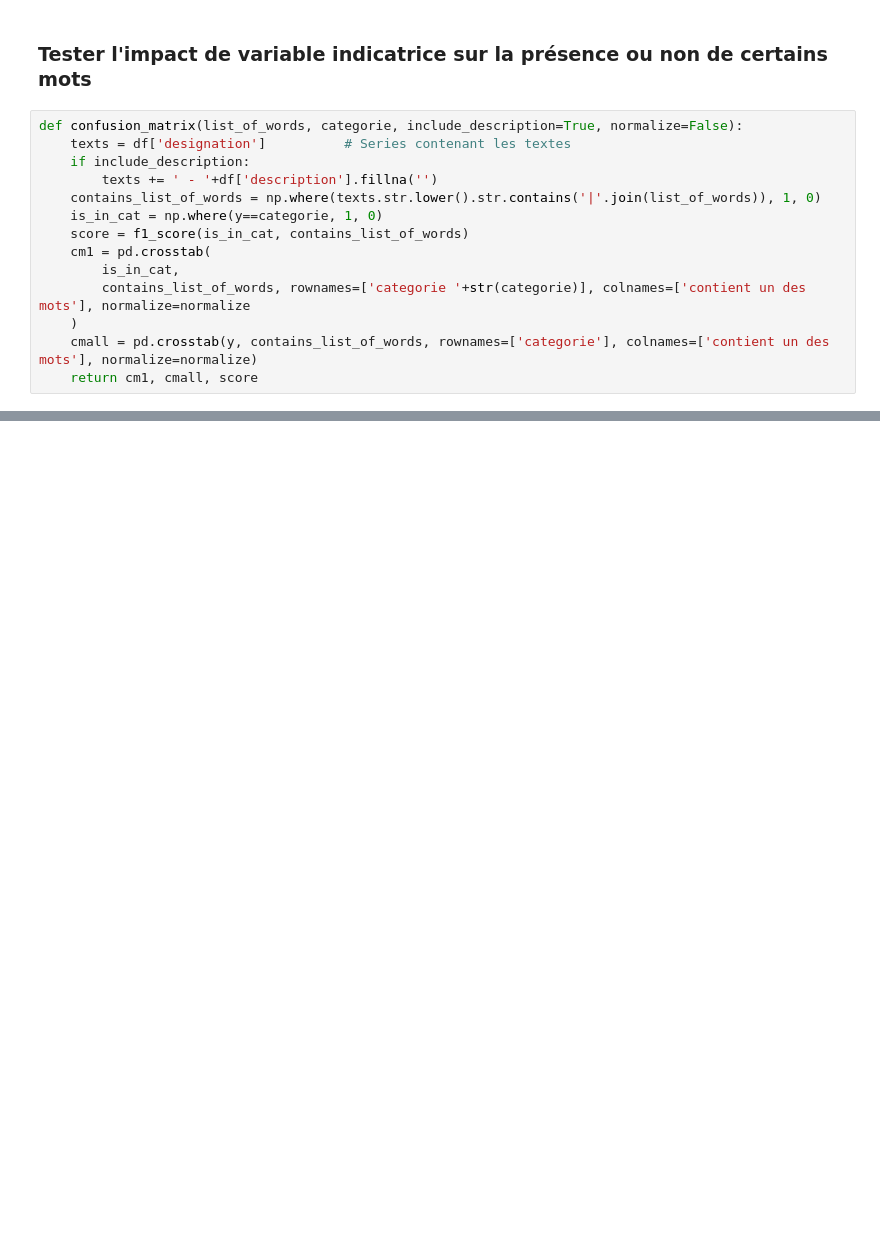
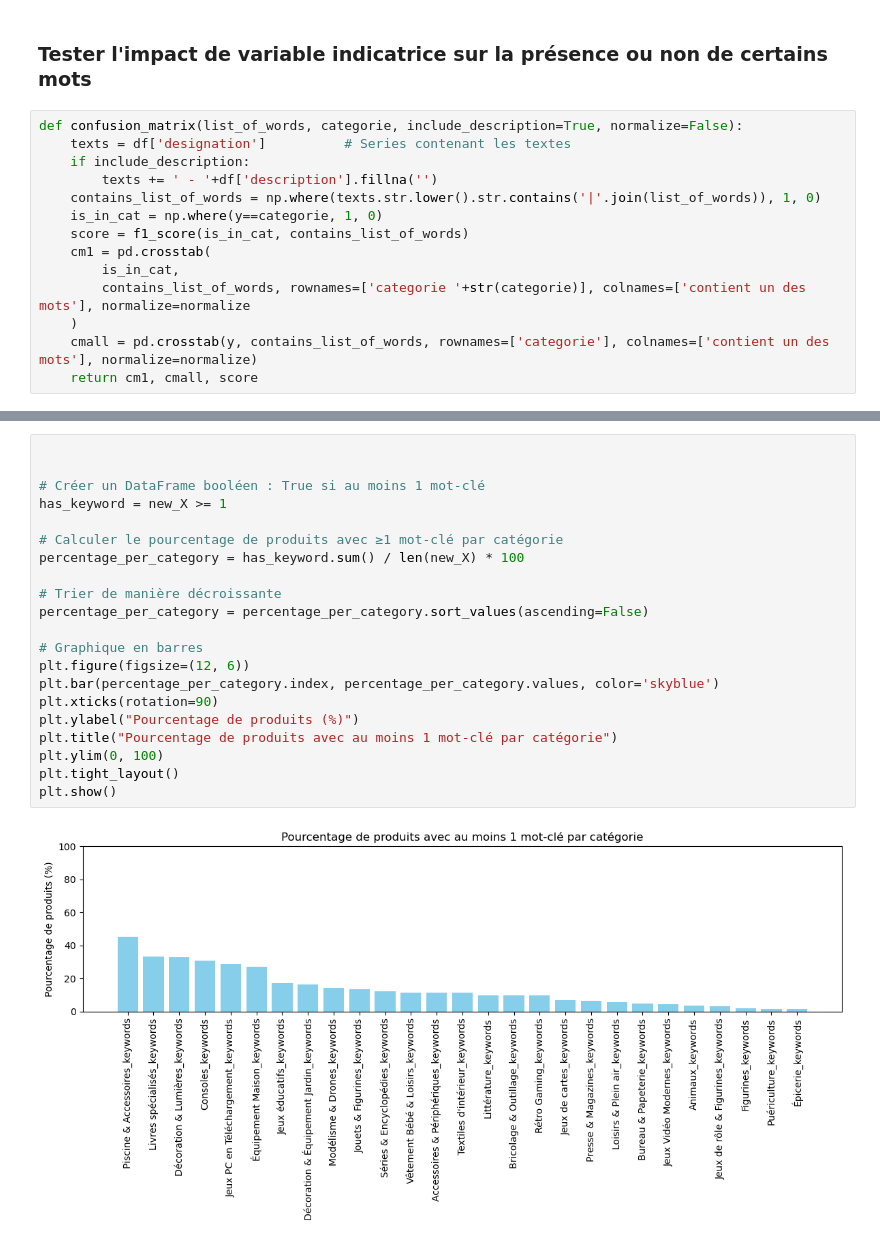
Before and after one commit to beautiful-pixel/DS_rakuten, a Jupyter notebook: exploration_liste_de_mots.ipynb, the cells around one changed output, grey strips where cells are left out. Cells and saved outputs as stored; diff of their text form; blank space fills up the shorter version.

```diff
--- a/exploration_liste_de_mots.ipynb
+++ b/exploration_liste_de_mots.ipynb
@@ -97,0 +185,23 @@ f1 score : 0.37645416472778037
+# %%
+
+
+# Créer un DataFrame booléen : True si au moins 1 mot-clé
+has_keyword = new_X >= 1
+
+# Calculer le pourcentage de produits avec ≥1 mot-clé par catégorie
+percentage_per_category = has_keyword.sum() / len(new_X) * 100
+
+# Trier de manière décroissante
+percentage_per_category = percentage_per_category.sort_values(ascending=False)
+
+# Graphique en barres
+plt.figure(figsize=(12, 6))
+plt.bar(percentage_per_category.index, percentage_per_category.values, color='skyblue')
+plt.xticks(rotation=90)
+plt.ylabel("Pourcentage de produits (%)")
+plt.title("Pourcentage de produits avec au moins 1 mot-clé par catégorie")
+plt.ylim(0, 100)
+plt.tight_layout()
+plt.show()
+# %% [output]
+[figure, added]
```
Also changed, not shown: parts of 10 cells of this notebook.
